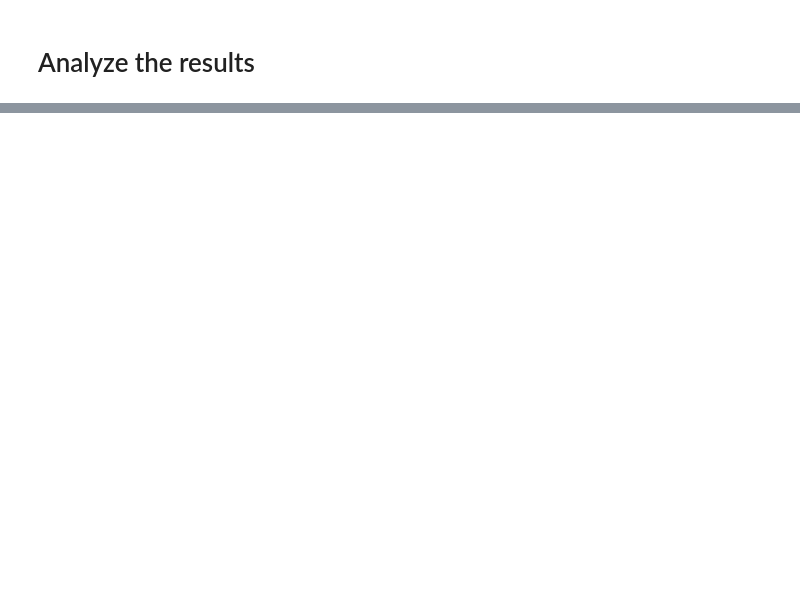
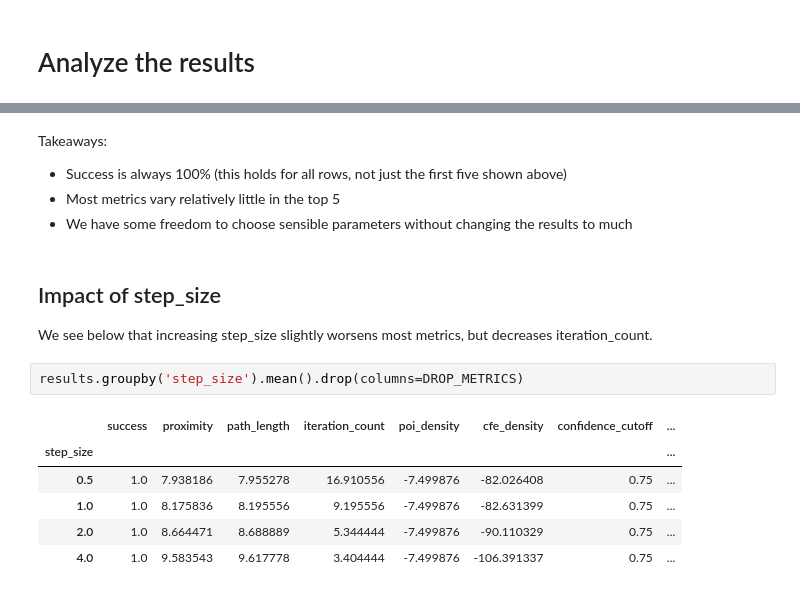
Before and after one commit to jakeval/MRMC, a Jupyter notebook: experiment_analysis/mrmc/mrmc_hyperparam.ipynb, the cells around one changed output, grey strips where cells are left out. Cells and saved outputs as stored; diff of their text form; blank space fills up the shorter version.

```diff
--- a/experiment_analysis/mrmc/mrmc_hyperparam.ipynb
+++ b/experiment_analysis/mrmc/mrmc_hyperparam.ipynb
@@ -441,0 +204,18 @@ KDE.score_samples(ADAPTER.transform(unique_pois)).mean()
+# %% [markdown]
+Takeaways:
+* Success is always 100% (this holds for all rows, not just the first five shown above)
+* Most metrics vary relatively little in the top 5
+* We have some freedom to choose sensible parameters without changing the results to much
+# %% [markdown]
+## Impact of step_size
+
+We see below that increasing step_size slightly worsens most metrics, but decreases iteration_count.
+# %%
+results.groupby('step_size').mean().drop(columns=DROP_METRICS)
+# %% [output]
+|  | success | proximity | path_length | iteration_count | poi_density | cfe_density | confidence_cutoff | ... |
+| step_size |  |  |  |  |  |  |  | ... |
+| 0.5 | 1.0 | 7.938186 | 7.955278 | 16.910556 | -7.499876 | -82.026408 | 0.75 | ... |
+| 1.0 | 1.0 | 8.175836 | 8.195556 | 9.195556 | -7.499876 | -82.631399 | 0.75 | ... |
+| 2.0 | 1.0 | 8.664471 | 8.688889 | 5.344444 | -7.499876 | -90.110329 | 0.75 | ... |
+| 4.0 | 1.0 | 9.583543 | 9.617778 | 3.404444 | -7.499876 | -106.391337 | 0.75 | ... |
```
Also changed, not shown: parts of 47 cells of this notebook.
